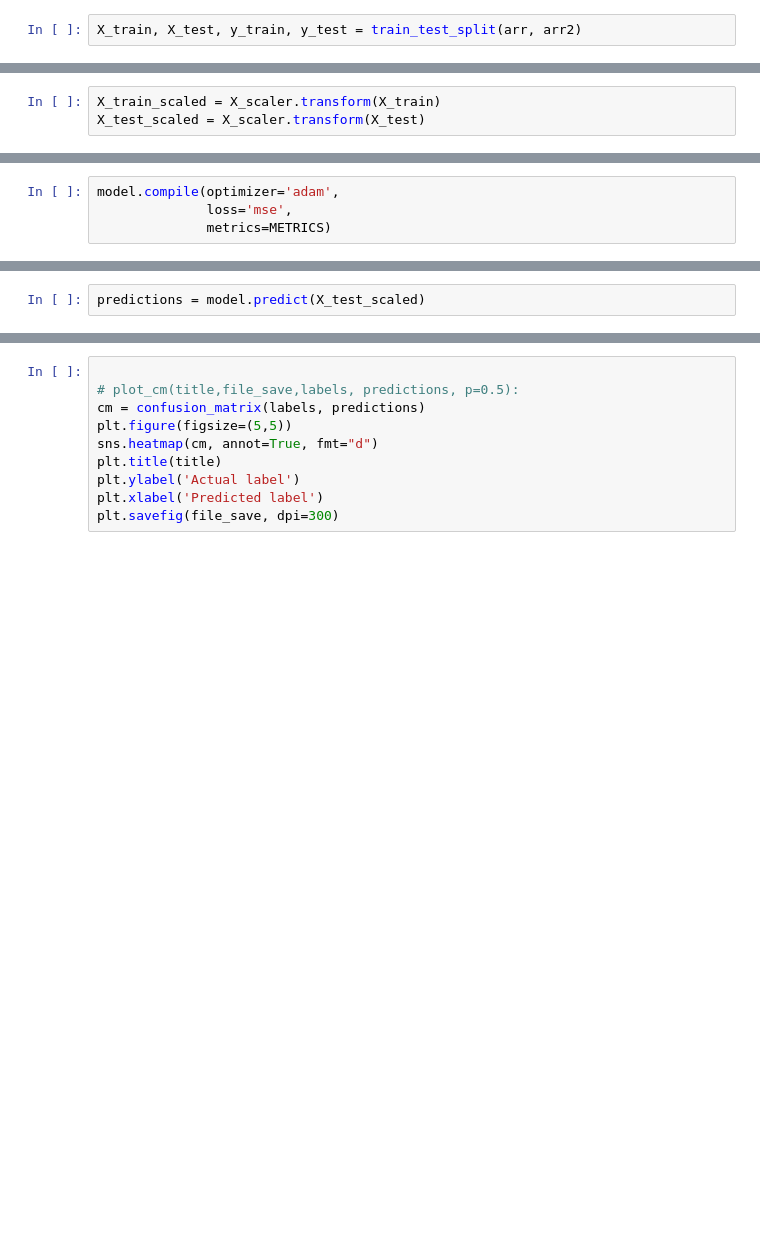
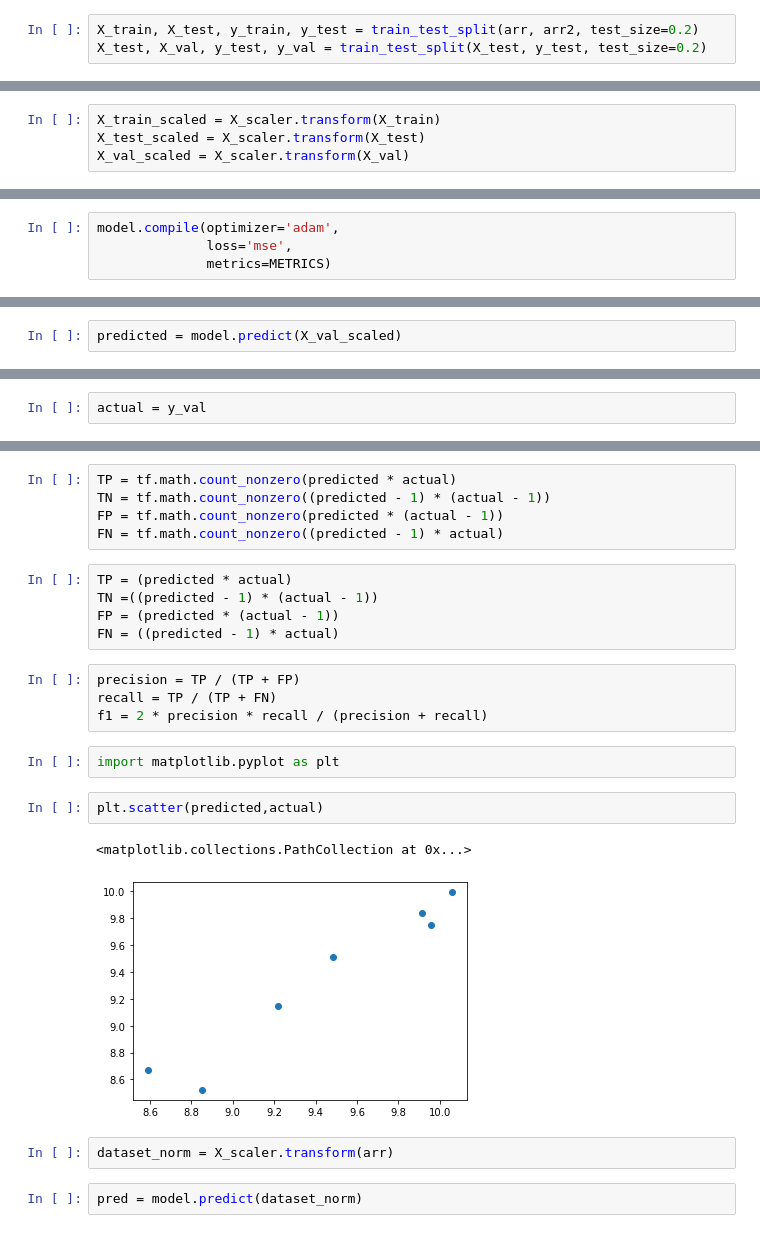
Before and after one commit to PopeStarkiller/emissions_analysis, a Jupyter notebook: emissions_main.ipynb, the cells around one changed output, grey strips where cells are left out. Drawn from its saved outputs; the diff is of its cells as text; blank space fills up the shorter version.

```diff
--- a/emissions_main.ipynb
+++ b/emissions_main.ipynb
@@ -204,12 +88,14 @@ arr2.shape
 # %%
 from sklearn.model_selection import train_test_split
 # %%
-X_train, X_test, y_train, y_test = train_test_split(arr, arr2)
+X_train, X_test, y_train, y_test = train_test_split(arr, arr2, test_size=0.2)
+X_test, X_val, y_test, y_val = train_test_split(X_test, y_test, test_size=0.2)
 # %%
 X_scaler = StandardScaler().fit(X_train)
 # %%
 X_train_scaled = X_scaler.transform(X_train)
 X_test_scaled = X_scaler.transform(X_test)
+X_val_scaled = X_scaler.transform(X_val)
 # %%
 from tensorflow.keras.models import Sequential
 from tensorflow.keras.layers import Dense
@@ -306,2 +192,2 @@ Epoch 100/100
 # %%
-predictions = model.predict(X_test_scaled)
+predicted = model.predict(X_val_scaled)
@@ -311,0 +194,2 @@ predictions[0][0]
+# %%
+actual = y_val
@@ -324,10 +212,25 @@ ValueError: non-broadcastable output operand with shape (7,1) doesn't match the
-# %%
-
-# plot_cm(title,file_save,labels, predictions, p=0.5):
-cm = confusion_matrix(labels, predictions)
-plt.figure(figsize=(5,5))
-sns.heatmap(cm, annot=True, fmt="d")
-plt.title(title)
-plt.ylabel('Actual label')
-plt.xlabel('Predicted label')
-plt.savefig(file_save, dpi=300)
+# %%
+TP = tf.math.count_nonzero(predicted * actual)
+TN = tf.math.count_nonzero((predicted - 1) * (actual - 1))
+FP = tf.math.count_nonzero(predicted * (actual - 1))
+FN = tf.math.count_nonzero((predicted - 1) * actual)
+# %%
+TP = (predicted * actual)
+TN =((predicted - 1) * (actual - 1))
+FP = (predicted * (actual - 1))
+FN = ((predicted - 1) * actual)
+# %%
+precision = TP / (TP + FP)
+recall = TP / (TP + FN)
+f1 = 2 * precision * recall / (precision + recall)
+# %%
+import matplotlib.pyplot as plt
+# %%
+plt.scatter(predicted,actual)
+# %% [output]
+<matplotlib.collections.PathCollection at 0x...>
+[figure, added]
+# %%
+dataset_norm = X_scaler.transform(arr)
+# %%
+pred = model.predict(dataset_norm)
```
Also changed, not shown: parts of 31 cells of this notebook, 1 other file.
